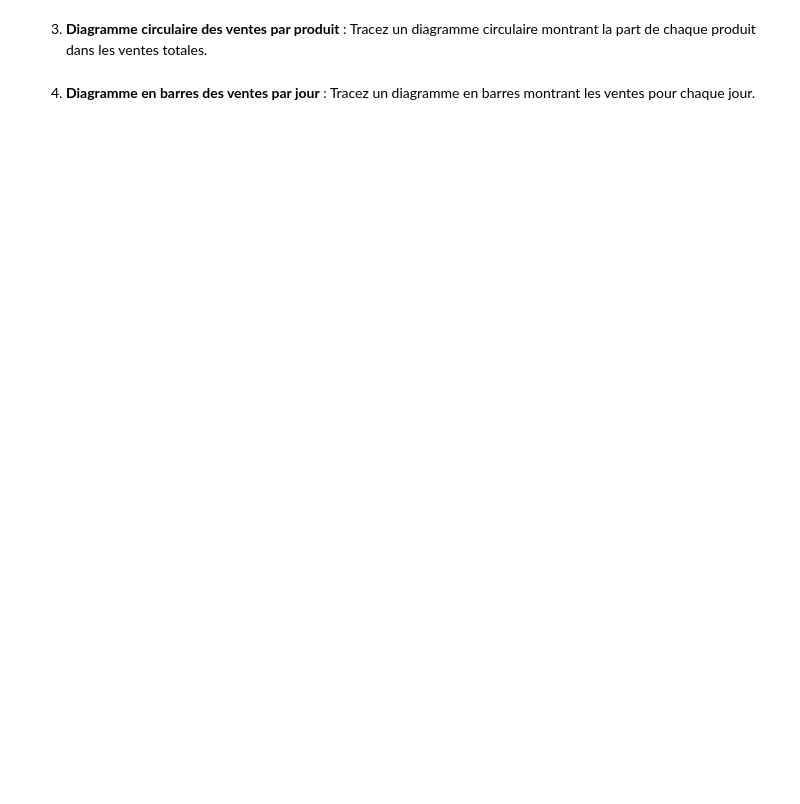
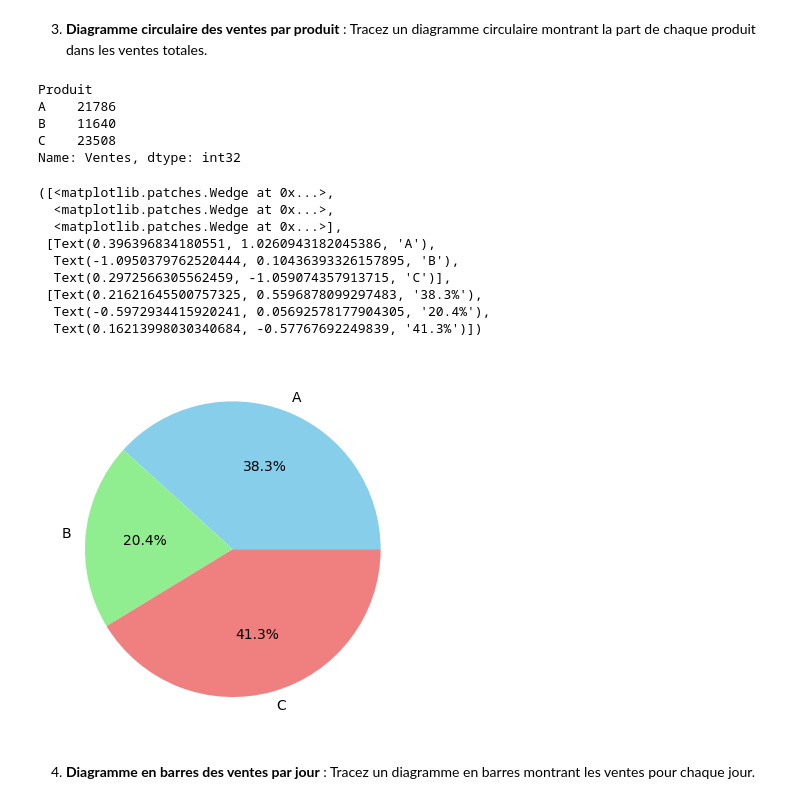
Before and after one commit to Yann-Fournier/Manipulation-de-donn-es-Python-B2, a Jupyter notebook: Matplotlib/exercices.ipynb, the cells around one changed output. Saved outputs shown, nothing was run; the diff lists cells and outputs as text; code cells hidden in the pictures; blank space fills up the shorter version.

```diff
--- a/Matplotlib/exercices.ipynb
+++ b/Matplotlib/exercices.ipynb
@@ -32,6 +44,27 @@ df.head()
 # %% [markdown]
 3. **Diagramme circulaire des ventes par produit** :
    Tracez un diagramme circulaire montrant la part de chaque produit dans les ventes totales.
+# %%
+df2 = df.groupby('Produit')['Ventes'].sum()
+labels = ['A', 'B', 'C']
+print(df2)
+plt.pie(df2, labels=labels,  autopct='%1.1f%%', colors=['skyblue', 'lightgreen', 'lightcoral'])
+# %% [output]
+Produit
+A    21786
+B    11640
+C    23508
+Name: Ventes, dtype: int32
+([<matplotlib.patches.Wedge at 0x...>,
+  <matplotlib.patches.Wedge at 0x...>,
+  <matplotlib.patches.Wedge at 0x...>],
+ [Text(0.396396834180551, 1.0260943182045386, 'A'),
+  Text(-1.0950379762520444, 0.10436393326157895, 'B'),
+  Text(0.2972566305562459, -1.059074357913715, 'C')],
+ [Text(0.21621645500757325, 0.5596878099297483, '38.3%'),
+  Text(-0.5972934415920241, 0.05692578177904305, '20.4%'),
+  Text(0.16213998030340684, -0.57767692249839, '41.3%')])
+[figure, added]
 # %% [markdown]
 4. **Diagramme en barres des ventes par jour** :
    Tracez un diagramme en barres montrant les ventes pour chaque jour.
```
Also changed, not shown: parts of 6 cells of this notebook, 2 other files.
